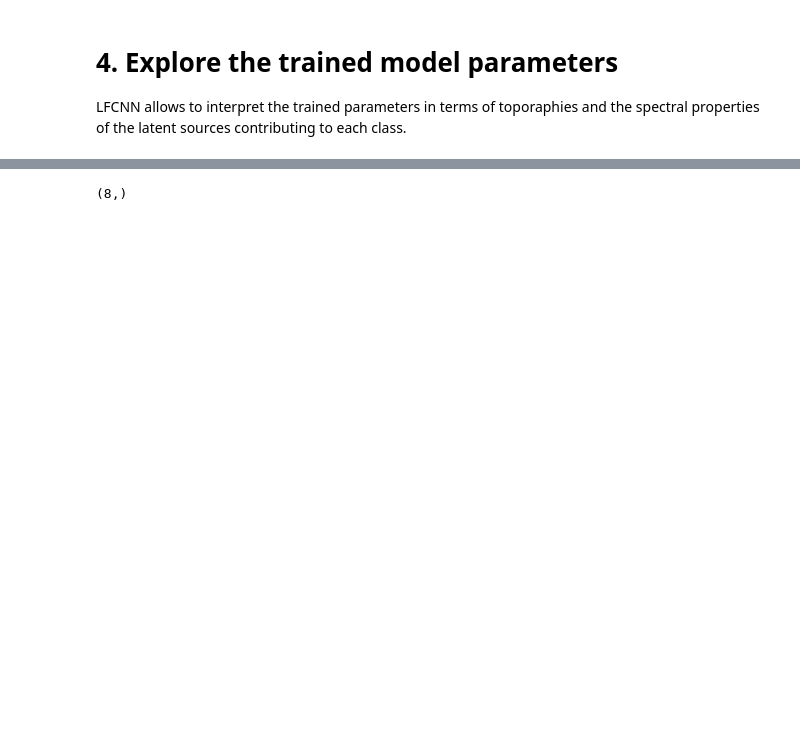
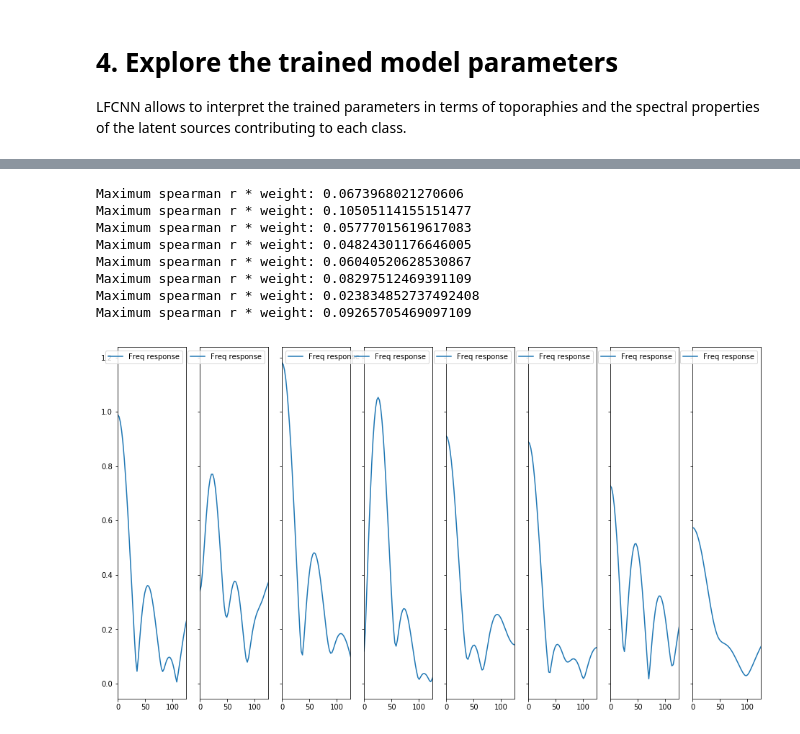
Before and after one commit to zubara/mneflow, a Jupyter notebook: examples/mneflow_example.ipynb, the cells around one changed output, grey strips where cells are left out. Cells and saved outputs as stored; diff of their text form; code cells hidden in the pictures; blank space fills up the shorter version.

```diff
--- a/examples/mneflow_example.ipynb
+++ b/examples/mneflow_example.ipynb
@@ -237,4 +225,12 @@ ValueError: Classification metrics can't handle a mix of multilabel-indicator an
-# %%
-print(meta['y_shape'])
-# %% [output]
-(8,)
+# %%
+f3 = model.plot_spectra(sorting='best')
+# %% [output]
+Maximum spearman r * weight: 0.0673968021270606
+Maximum spearman r * weight: 0.10505114155151477
+Maximum spearman r * weight: 0.05777015619617083
+Maximum spearman r * weight: 0.04824301176646005
+Maximum spearman r * weight: 0.06040520628530867
+Maximum spearman r * weight: 0.08297512469391109
+Maximum spearman r * weight: 0.023834852737492408
+Maximum spearman r * weight: 0.09265705469097109
+[figure, added]
```
Also changed, not shown: parts of 8 cells of this notebook, 3 other files.
